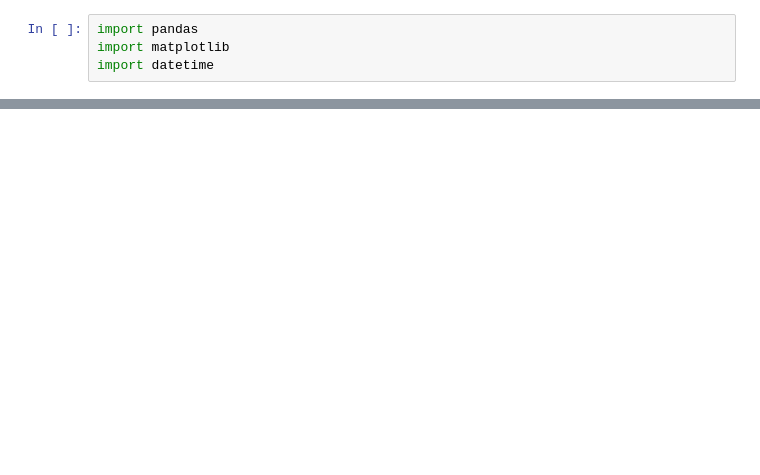
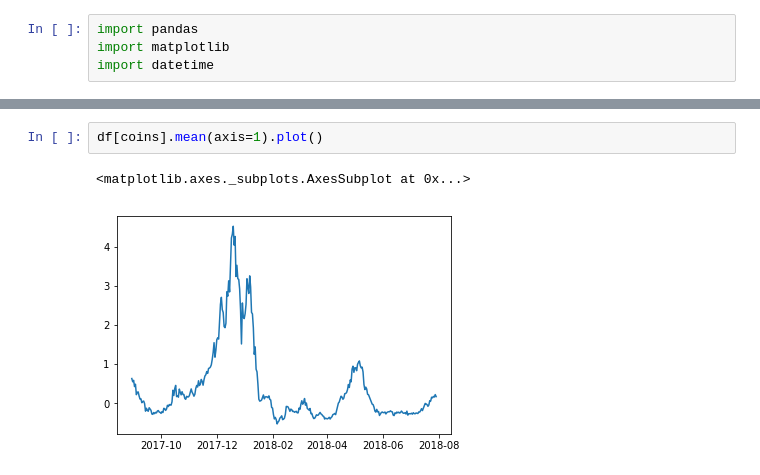
Before and after one commit to love-adela/bohemianbinary-blog, a Jupyter notebook: get_interest.ipynb, the cells around one changed output, grey strips where cells are left out. Drawn from its saved outputs; the diff is of its cells as text; blank space fills up the shorter version.

```diff
--- a/get_interest.ipynb
+++ b/get_interest.ipynb
@@ -40,0 +62,5 @@ NameError: name 'interest_dict' is not defined
+# %%
+df[coins].mean(axis=1).plot()
+# %% [output]
+<matplotlib.axes._subplots.AxesSubplot at 0x...>
+[figure, added]
```
Also changed, not shown: parts of 7 cells of this notebook, 4 other files.
